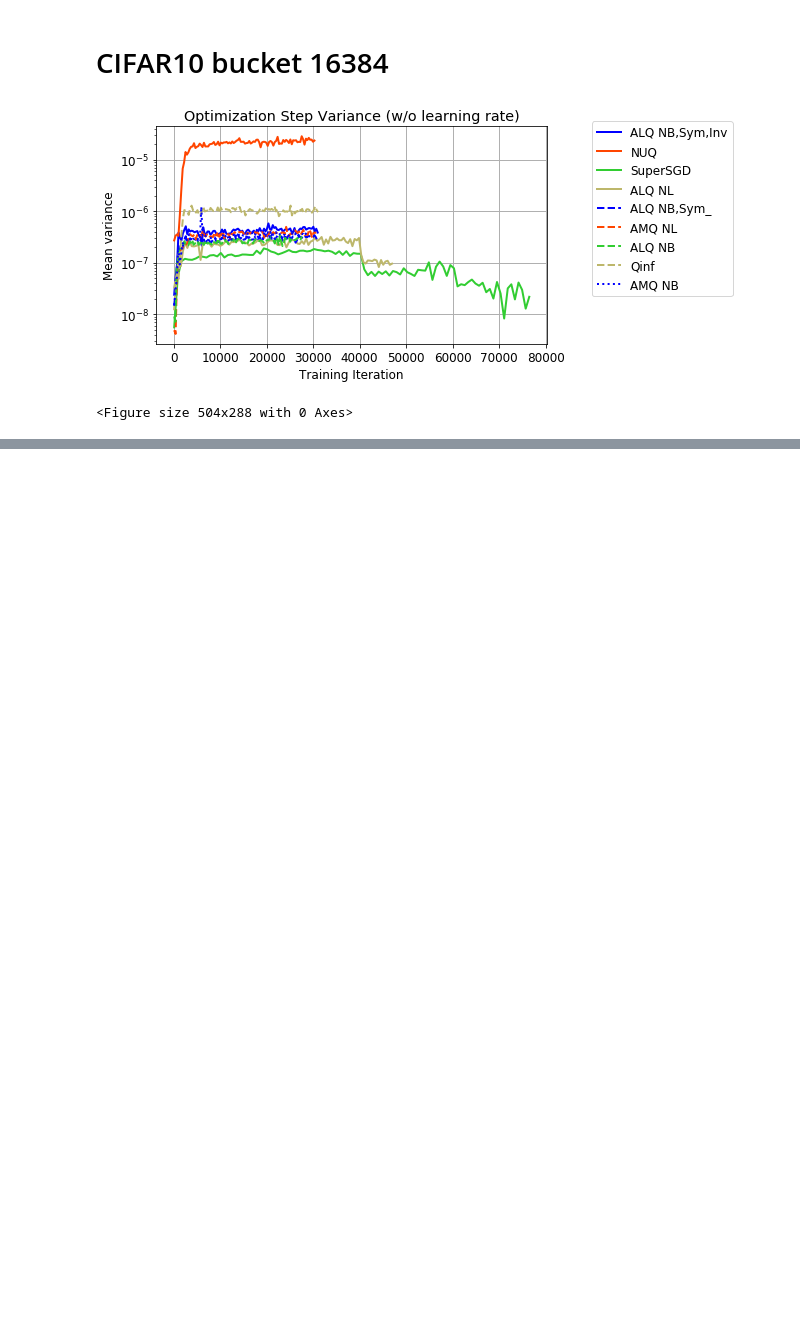
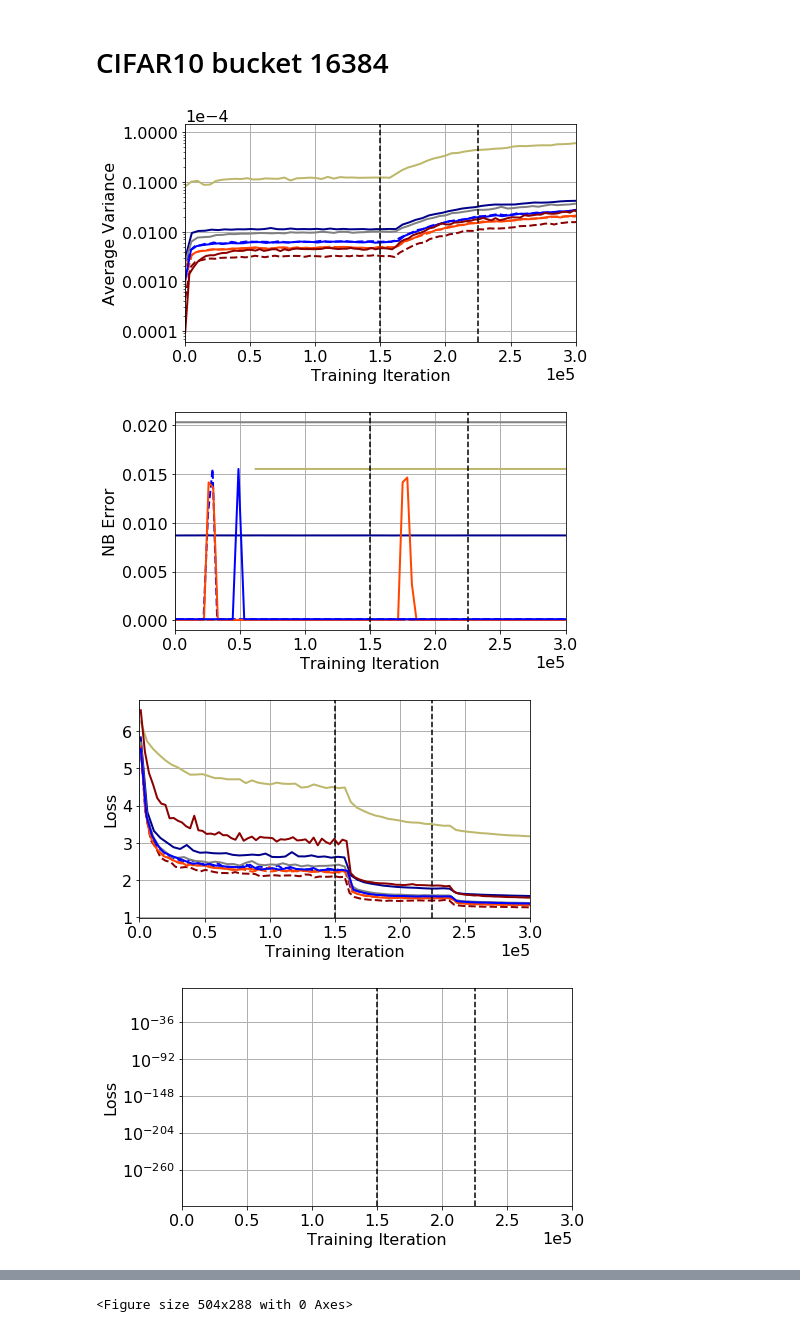
Before and after one commit to Tabrizian/learning-to-quantize, a Jupyter notebook: notebooks/figs_nuq.ipynb, the cells around one changed output, grey strips where cells are left out. Saved outputs shown, nothing was run; the diff lists cells and outputs as text; code cells hidden in the pictures; blank space fills up the shorter version.

```diff
--- a/notebooks/figs_nuq.ipynb
+++ b/notebooks/figs_nuq.ipynb
@@ -20,10 +18,11 @@ import matplotlib
 matplotlib.rcParams['pdf.fonttype'] = 42  # 3
 matplotlib.rcParams['ps.fonttype'] = 42  # 3
 import matplotlib.pyplot as plt
-plt.rcParams.update({'font.size': 12})
+plt.rcParams.update({'font.size': 14})
 # %%
-no_title = False
+no_title = True
 save_single = False
 import matplotlib
 matplotlib.rcParams['pdf.fonttype'] = 3
 matplotlib.rcParams['ps.fonttype'] = 3
+plt.rcParams.update({'font.size': 16})
@@ -30,31 +45,15 @@ matplotlib.rcParams['ps.fonttype'] = 3
 # %% [markdown]
 # CIFAR10 bucket 16384
-# %%
-get_data_f = get_data_pth_events
-# plot_f = plt.plot
-plot_f = plot_smooth_o1
-logdir = '/h/iman/Code/nuqsgd/runs'
-
-#patterns = ['.*runs_cifar10_full/(sgd_00\d.*resnet32|uoptim2_.*resnet32.*nuq_bits_4.*nuq_bucket_size_65536.*nuq_method_(qinf|nuq3|nuq5|none).*nuq_layer_(1))']  # (?!.*scheduler)
-# patterns = ['.*runs_imagenet_full/f90_']  # (?!.*scheduler)
-# patterns = ['.*runs_cifar10_full/ms_.*g_osnap_iter_1000,.*dist_num_20,.*nuq_method_(qinf|nuq)']
-patterns = ['.*runs_cifar10_full/.*f1_.*resnet110.*nuq_bits_3.*bucket_size_81.*']
-
-# patterns = ['.*runs_cifar10_full/cifar_.*resnet32.*nuq_bits_4.*']
-# tag_names = ['est_var', 'est_nvar', 'Vacc', 'loss', 'Vloss', 'co_error', 'grad_bias', 'levels/1']  # 'lr', 'gb_td', 'grad_bias',
-tag_names = ['est_var']  # 'lr', 'gb_td', 'grad_bias',
-
-fig_name = 'figs_nuq/resnet32.png'
-lg_tags = ['estim_sgd', 'nuq_method', 'nuq_sym', 'nuq_inv']  # , 'ngpu', 'bits', 'mul', 'bucket_size'
-ylim = [None]*20
-# ylim = [None]*2 + [[80, 100], [80, 100], [1e-7, 1], None]
-# ylim = [[.2e-4, 1e-4], [0, 1.5e-7], [-1, 0.1], None, [98, 100], [98, 100], None, None]
-# ylim = [[1e-4, 1e-1], [1e-2, 1e-1], [98, 100], [97,100], [0, 100], None, None, None, None, None, None, None, None, None, None, None, None]
-sep_h = False
-save_single = True
-ncolor = 4
-lg_replace = [ ('estim_sgd', 'SGD'), ('ngpu_', 'GPU='), ('nuq_method', ''), ('_q', 'Q'), ('nuq_inv_', 'Inv'), ('nuq_sym', 'Sym'), ('_amq_nb', 'AMQ NB'), ('_amq', 'AMQ NL'), ('_alq_nb', 'ALQ NB'), ('_alq', 'ALQ NL'), ('_qinf', 'Qinf'), ('kfac', 'K-FAC'), ('SGD,K-FAC', 'K-FAC'), ('estim_ntk', 'NTK'), ('adamw', 'AdamW'), ('adam', 'Adam'), ('lr_', 'LR='), ('LR=0.001', 'LR=1e-3'), ('LR=0.0001', 'LR=1e-4'), ('LR=0.0005', 'LR=5e-4'), ('LR=0.0002', 'LR=2e-4'), ('batch_size_', 'bs='), ('optim_start_', 'Start='), ('damping_', '$\epsilon=$'), ('_l2q', 'L2Q'), ('_none', 'SuperSGD'), ('nuq_layer_1', 'w/o layers'), ('nuq_layer_0', 'w/ layers'),('_nuq', 'NUQ')]
-data, run_names = plot_runs_and_tags(get_data_f, plot_f, logdir, patterns, tag_names, fig_name, lg_tags, ylim, sep_h=sep_h, ncolor=ncolor, lg_replace=lg_replace, save_single=save_single)
-# %% [output]
-[figure, removed]
-<Figure size 504x288 with 0 Axes>
+# %%
+patterns = ['.*i42?_.*,(?!(.*nuq_sym.*|.*nuq_inv.*|.*alq,.*|.*amq_nb.*))']
+
+fig_name = 'figs_nuq/imagenet-half-g-e.png'
+lr_schedules = [150*1e3, 225*1e3]
+acc_bits = 4
+xlim = [0, 300*1e3]
+data, run_names = plot_runs_and_tags(get_data_f, plot_f, logdir, patterns, tag_names, fig_name, lg_tags, ylim, sep_h=sep_h, ncolor=ncolor, lg_replace=lg_replace, save_single=save_single, vlines=lr_schedules, color_order=orders, xlim=xlim, no_title=True, acc_bits=acc_bits)
+# %% [output]
+[figure, added]
+[figure, added]
+[figure, added]
+[figure, added]
@@ -60,0 +61 @@ data, run_names = plot_runs_and_tags(get_data_f, plot_f, logdir, patterns, tag_n
+<Figure size 504x288 with 0 Axes>
```
Also changed, not shown: parts of 13 cells of this notebook, 1 other file.
